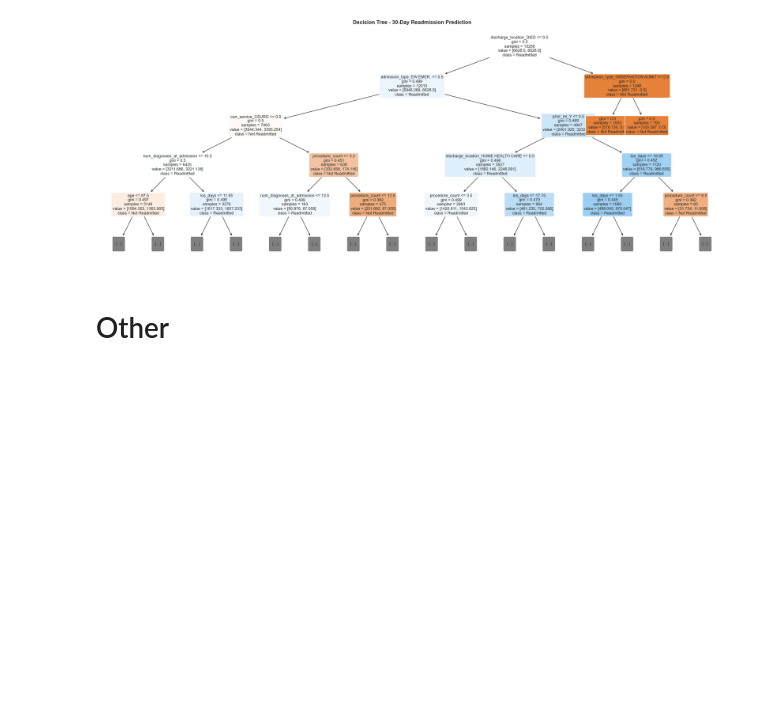
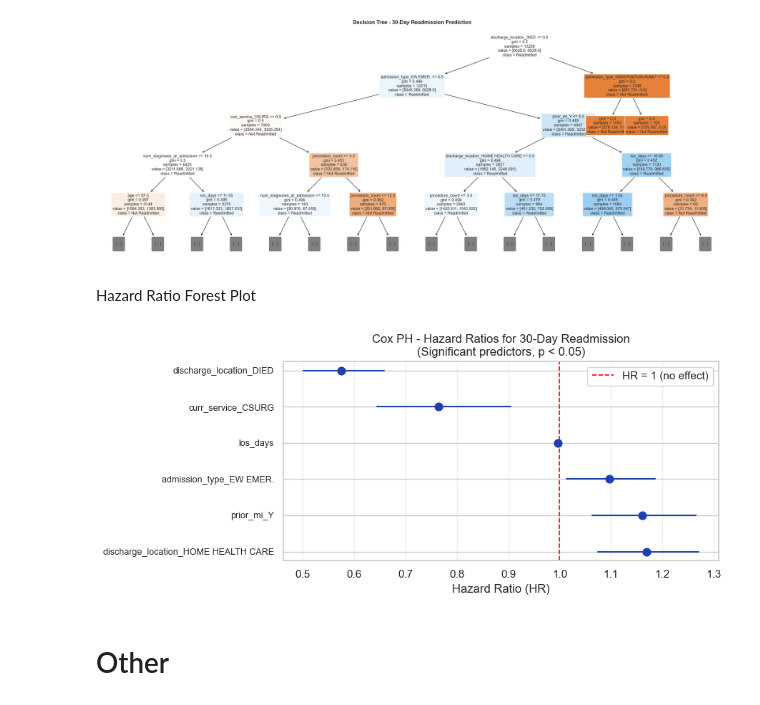
Before and after one commit to awn20222469/w1998467_FYP_MI_prediction, a Jupyter notebook: w1998467_Final.ipynb, the cells around one changed output. Drawn from its saved outputs; the diff is of its cells as text; code cells hidden in the pictures; blank space fills up the shorter version.

```diff
--- a/w1998467_Final.ipynb
+++ b/w1998467_Final.ipynb
@@ -3839,6 +3843,32 @@ plt.tight_layout()
 plt.show()
 # %% [output]
 [figure]
+# %% [markdown]
+Hazard Ratio Forest Plot
+# %%
+vars_to_plot = hr_sig.index.tolist()
+hrs    = hr_sig["HR"].values
+lowers = hr_sig["HR_lower_95"].values
+uppers = hr_sig["HR_upper_95"].values
+
+fig, ax = plt.subplots(figsize=(9, max(4, len(vars_to_plot) * 0.4)))
+
+y_pos = range(len(vars_to_plot))
+ax.scatter(hrs, list(y_pos), color="#1e40af", zorder=3, s=60)
+for i, (lo, hi) in enumerate(zip(lowers, uppers)):
+    ax.plot([lo, hi], [i, i], color="#1e40af", linewidth=1.5, zorder=2)
+
+ax.axvline(x=1.0, color="red", linestyle="--", linewidth=1.2, label="HR = 1 (no effect)")
+ax.set_yticks(list(y_pos))
+ax.set_yticklabels(vars_to_plot, fontsize=9)
+ax.set_xlabel("Hazard Ratio (HR)")
+ax.set_title("Cox PH - Hazard Ratios for 30-Day Readmission\n(Significant predictors, p < 0.05)", fontsize=12)
+ax.legend()
+ax.grid(axis="x", alpha=0.3)
+plt.tight_layout()
+plt.show()
+# %% [output]
+[figure, added]
 # %% [markdown]
 # Other
 # %%
```
Also changed, not shown: parts of 21 cells of this notebook, 4 other files.
